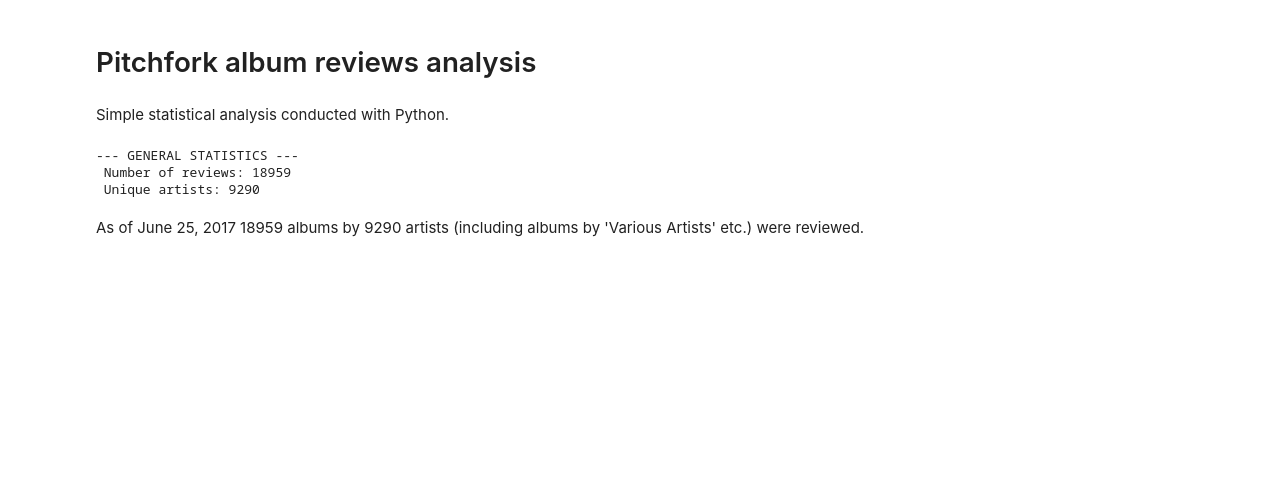
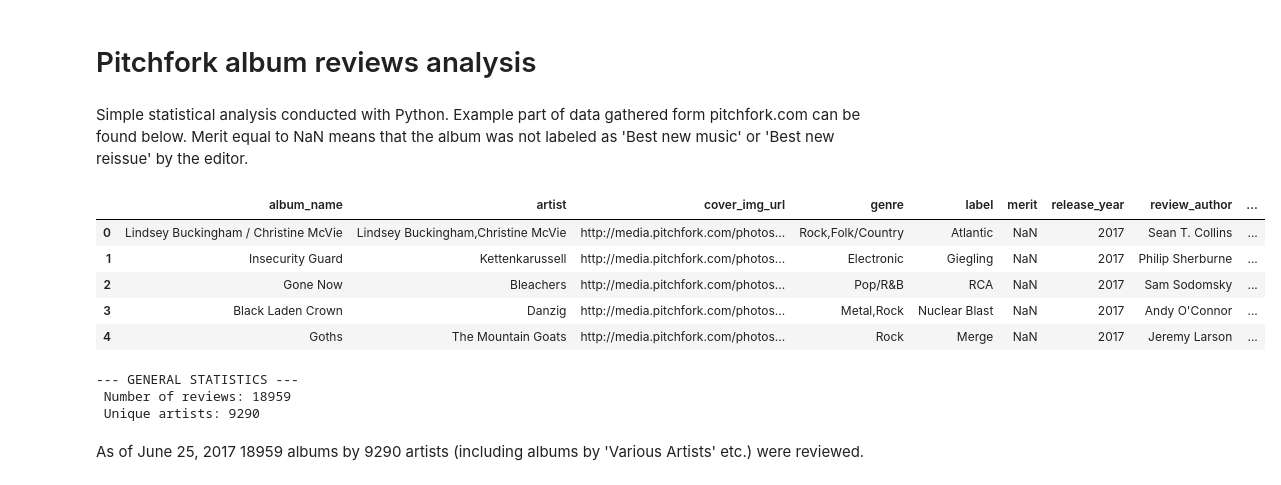
Before and after one commit to fivtyen/pitchfork-analysis, a Jupyter notebook: Pitchfork_analysis.ipynb, the cells around one changed output. Cells and saved outputs as stored; diff of their text form; code cells hidden in the pictures; blank space fills up the shorter version.

Commit message:
example data added in the notebook

```diff
--- a/Pitchfork_analysis.ipynb
+++ b/Pitchfork_analysis.ipynb
@@ -1,7 +1,9 @@
 # %% [markdown]
 # Pitchfork album reviews analysis
-# %% [markdown]
-Simple statistical analysis conducted with Python.
+# %% [markdown]
+Simple statistical analysis conducted with Python.
+Example part of data gathered form pitchfork.com can be found below.
+Merit equal to NaN means that the album was not labeled as 'Best new music' or 'Best new reissue' by the editor.
 # %%
 import pandas as pd
 import numpy as np
@@ -12,6 +14,15 @@ import seaborn
 seaborn.set()
 
 data = pd.read_csv('cleaned_data.csv', encoding = "ISO-8859-1")
+# %%
+data.head()
+# %% [output]
+|  | album_name | artist | cover_img_url | genre | label | merit | release_year | review_author | ... |
+| 0 | Lindsey Buckingham / Christine McVie | Lindsey Buckingham,Christine McVie | http://media.pitchfork.com/photos... | Rock,Folk/Country | Atlantic | NaN | 2017 | Sean T. Collins | ... |
+| 1 | Insecurity Guard | Kettenkarussell | http://media.pitchfork.com/photos... | Electronic | Giegling | NaN | 2017 | Philip Sherburne | ... |
+| 2 | Gone Now | Bleachers | http://media.pitchfork.com/photos... | Pop/R&B | RCA | NaN | 2017 | Sam Sodomsky | ... |
+| 3 | Black Laden Crown | Danzig | http://media.pitchfork.com/photos... | Metal,Rock | Nuclear Blast | NaN | 2017 | Andy O'Connor | ... |
+| 4 | Goths | The Mountain Goats | http://media.pitchfork.com/photos... | Rock | Merge | NaN | 2017 | Jeremy Larson | ... |
 # %%
 number_of_artist = len(data.artist.unique())
 number_of_reviews = len(data)
```
Also changed, not shown: parts of 1 cell of this notebook.
